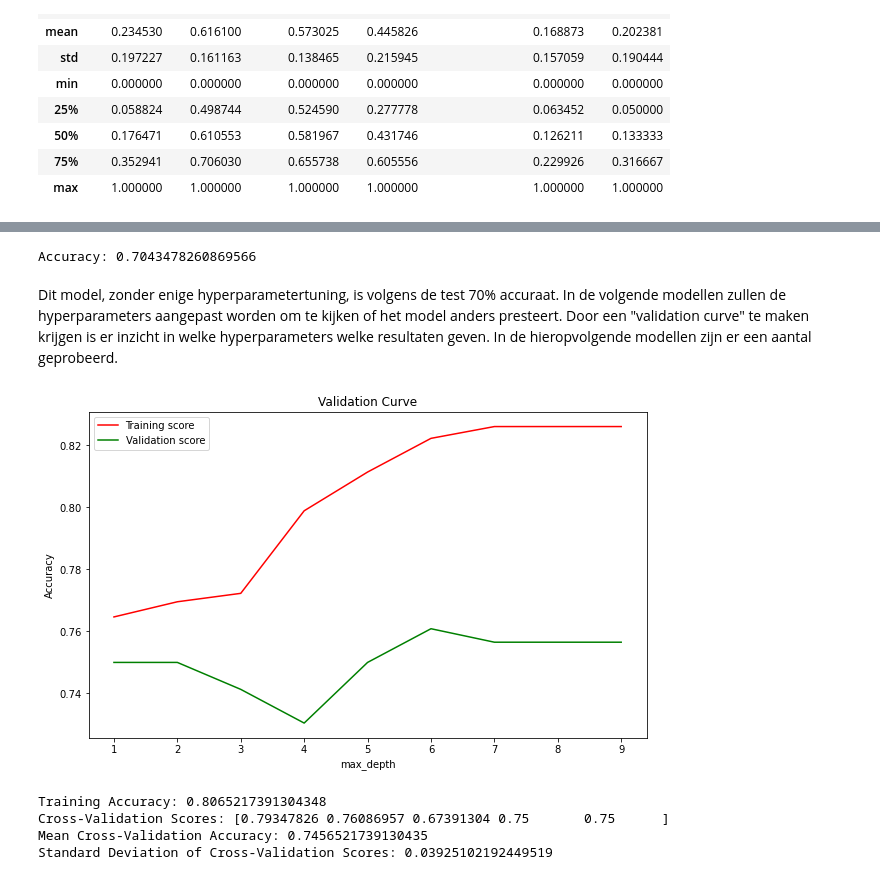
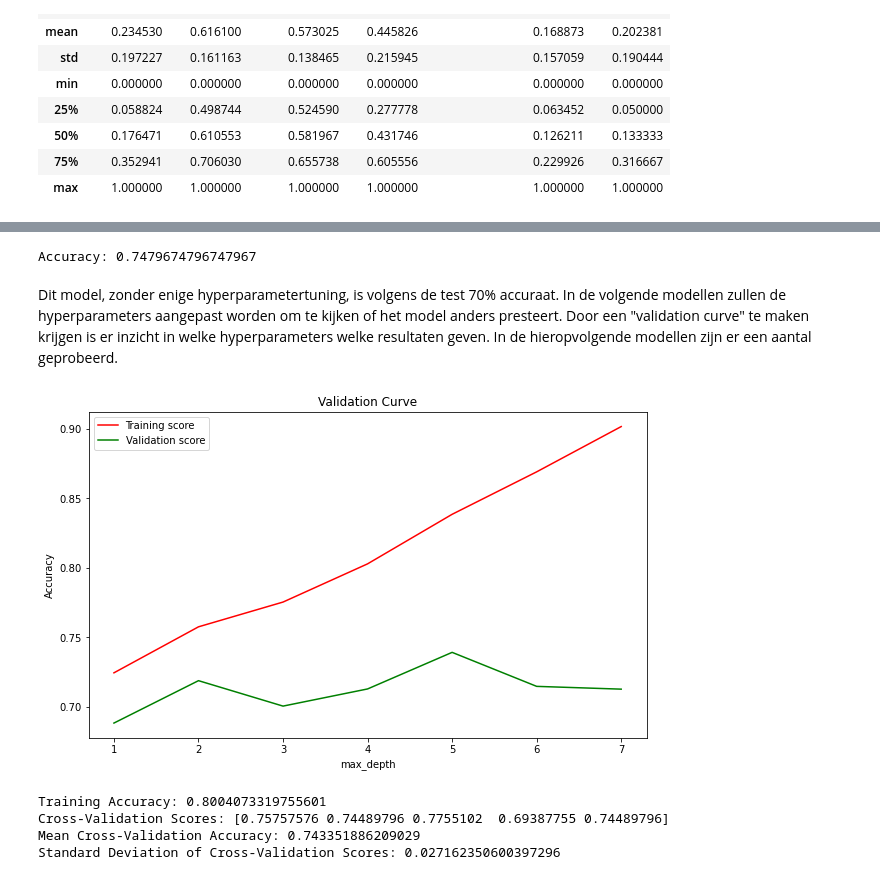
Before and after one commit to BJHeemskerk/MachineLearning, a Jupyter notebook: Notebook_Declan.ipynb, the cells around one changed output, grey strips where cells are left out. Cells and saved outputs as stored; diff of their text form; code cells hidden in the pictures.

```diff
--- a/Notebook_Declan.ipynb
+++ b/Notebook_Declan.ipynb
@@ -16,6 +19,12 @@ pruning + uitleg
 # %%
 data_test = pd.read_csv('test_c.csv', sep = ',')
 data_train = pd.read_csv('train_c.csv', sep = ',')
+# %%
+# Aanmaken X_kolommen voor replace
+X_kolommen = data_train.columns[:-1]
+
+# Replace om NaN-waarden aan te maken
+data_train[X_kolommen] = data_train[X_kolommen].replace(0, np.nan)
 # %%
 from sklearn.preprocessing import MinMaxScaler, StandardScaler
 
@@ -61,0 +71,10 @@ df_train.describe()
+# %%
+# Aanmaken X_kolommen voor replace
+X_kolommen = data_train.columns[:-1]
+
+# Replace om NaN-waarden aan te maken
+data_train[X_kolommen] = data_train[X_kolommen].replace(0, np.nan)
+
+gem = df_train.mean()
+df_train.fillna(gem, inplace=True)
+df_train.describe()
@@ -82,3 +134,6 @@ test_scaled.describe()
 | 50% | 0.176471 | 0.610553 | 0.581967 | 0.431746 | 0.126211 | 0.133333 |
 | 75% | 0.352941 | 0.706030 | 0.655738 | 0.605556 | 0.229926 | 0.316667 |
 | max | 1.000000 | 1.000000 | 1.000000 | 1.000000 | 1.000000 | 1.000000 |
+# %%
+train_scaled = feature_scaling(df_train)
+train_scaled.describe()
@@ -88,8 +153,8 @@ from sklearn.tree import DecisionTreeClassifier
 from sklearn.metrics import accuracy_score
 from sklearn.model_selection import train_test_split
 
-X = df_train.drop('Outcome', axis=1)
-y = df_train['Outcome']
+X = train_scaled.drop('Outcome', axis=1)
+y = train_scaled['Outcome']
 X = X.drop("p_id", axis=1)
 X_train, X_test, y_train, y_test = train_test_split(X, y, test_size=0.2, stratify=y, random_state=42)
 
@@ -104,35 +169,31 @@ y_pred = classifier.fit(X_train, y_train).predict(X_test)
 accuracy = accuracy_score(y_test, y_pred)
 print(f'Accuracy: {accuracy}')
 # %% [output]
-Accuracy: 0.7043478260869566
+Accuracy: 0.7479674796747967
 # %% [markdown]
 Dit model, zonder enige hyperparametertuning, is volgens de test 70% accuraat. In de volgende modellen zullen de hyperparameters aangepast worden om te kijken of het model anders presteert. Door een "validation curve" te maken krijgen is er inzicht in welke hyperparameters welke resultaten geven. In de hieropvolgende modellen zijn er een aantal geprobeerd.
 # %%
 from sklearn.model_selection import validation_curve
 
-param_range = [1, 2, 3, 4, 5, 6, 7, 8, 9]
+param_range = [1, 2, 3, 4, 5, 6, 7]
 train_scores, test_scores = validation_curve(
     classifier, X_train, y_train, param_name="max_depth", param_range=param_range,
     cv=5, scoring="accuracy", n_jobs=-1)
 
 # Hier plotten we de curve
 plt.figure(figsize=(10, 6))
 plt.title("Validation Curve")
 plt.xlabel("max_depth")
 plt.ylabel("Accuracy")
 plt.plot(param_range, np.mean(train_scores, axis=1), label="Training score", color="r")
 plt.plot(param_range, np.mean(test_scores, axis=1), label="Validation score", color="g")
 plt.legend(loc="best")
 plt.show()
 # %% [output]
-[figure, old version]
+[figure, new version]
 # %%
 from sklearn.model_selection import cross_val_score, StratifiedKFold
 
-X = df_train.drop('Outcome', axis=1)
-y = df_train['Outcome']
-X = X.drop("p_id", axis=1)
-X_train, X_test, y_train, y_test = train_test_split(X, y, test_size=0.2, stratify=y, random_state=42)
 
 
 # Het maken van het decision tree model
@@ -153,7 +214,7 @@ print("Cross-Validation Scores:", cross_val_scores)
 print("Mean Cross-Validation Accuracy:", cross_val_scores.mean())
 print("Standard Deviation of Cross-Validation Scores:", cross_val_scores.std())
 # %% [output]
-Training Accuracy: 0.8065217391304348
-Cross-Validation Scores: [0.79347826 0.76086957 0.67391304 0.75       0.75      ]
-Mean Cross-Validation Accuracy: 0.7456521739130435
-Standard Deviation of Cross-Validation Scores: 0.03925102192449519
+Training Accuracy: 0.8004073319755601
+Cross-Validation Scores: [0.75757576 0.74489796 0.7755102  0.69387755 0.74489796]
+Mean Cross-Validation Accuracy: 0.743351886209029
+Standard Deviation of Cross-Validation Scores: 0.027162350600397296
```
Also changed, not shown: parts of 12 cells of this notebook.
